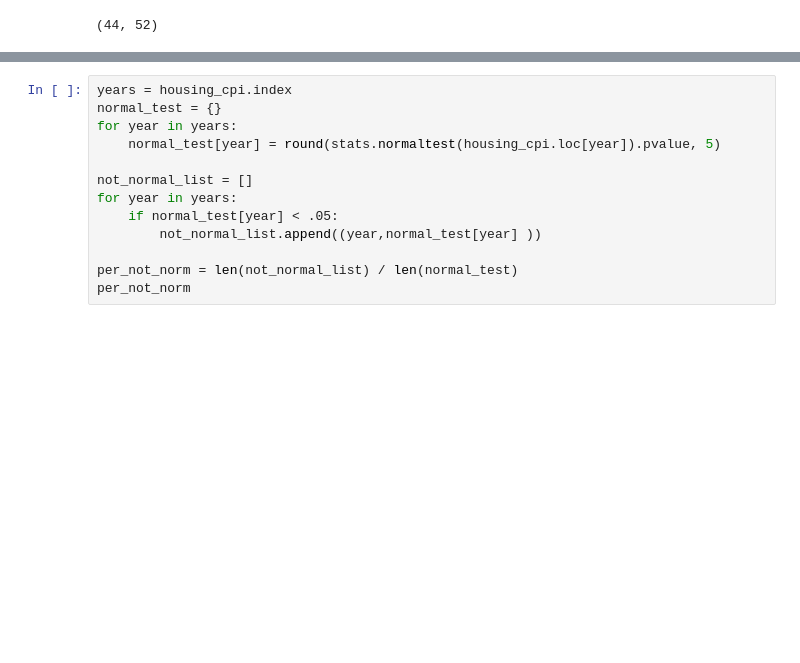
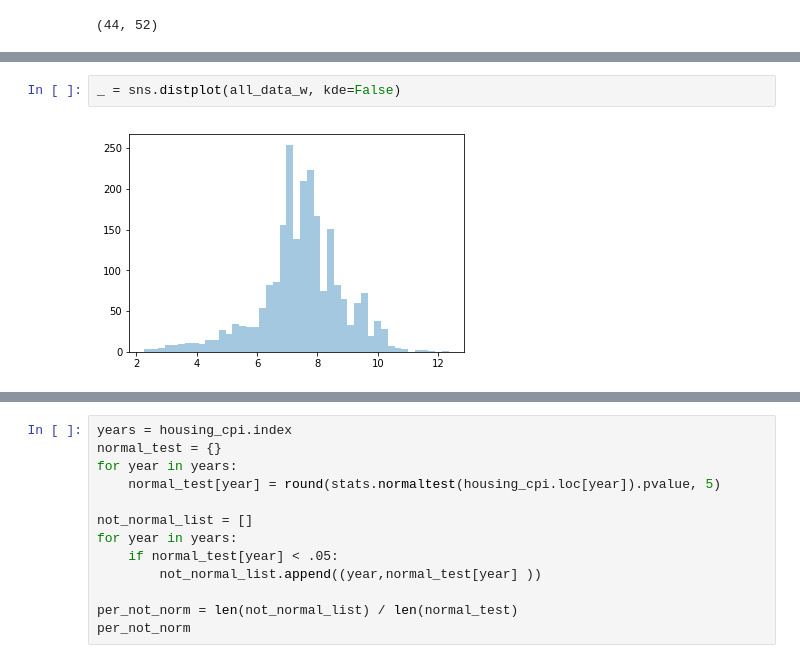
Before and after one commit to ggrahambaker/springboard, a Jupyter notebook: housing_and_income/data_inferential_stats.ipynb, the cells around one changed output, grey strips where cells are left out. Saved outputs shown, nothing was run; the diff lists cells and outputs as text; blank space fills up the shorter version.

```diff
--- a/housing_and_income/data_inferential_stats.ipynb
+++ b/housing_and_income/data_inferential_stats.ipynb
@@ -61,0 +88,4 @@ NormaltestResult(statistic=3.5275394849243926, pvalue=0.17139751992100608)
+# %%
+_ = sns.distplot(all_data_w, kde=False)
+# %% [output]
+[figure, added]
```
Also changed, not shown: parts of 20 cells of this notebook, 5 other files.
